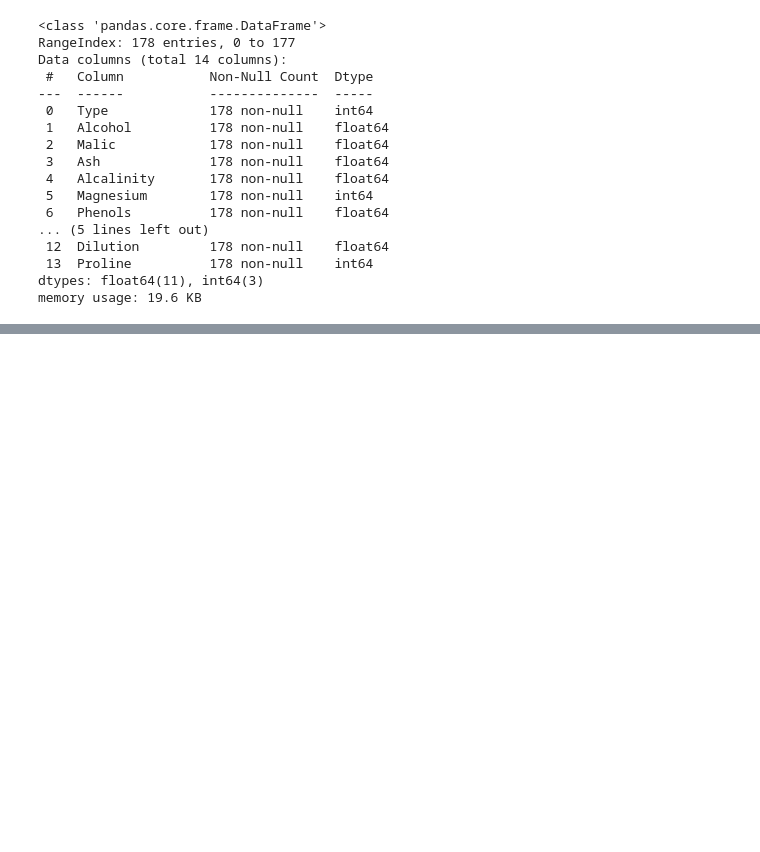
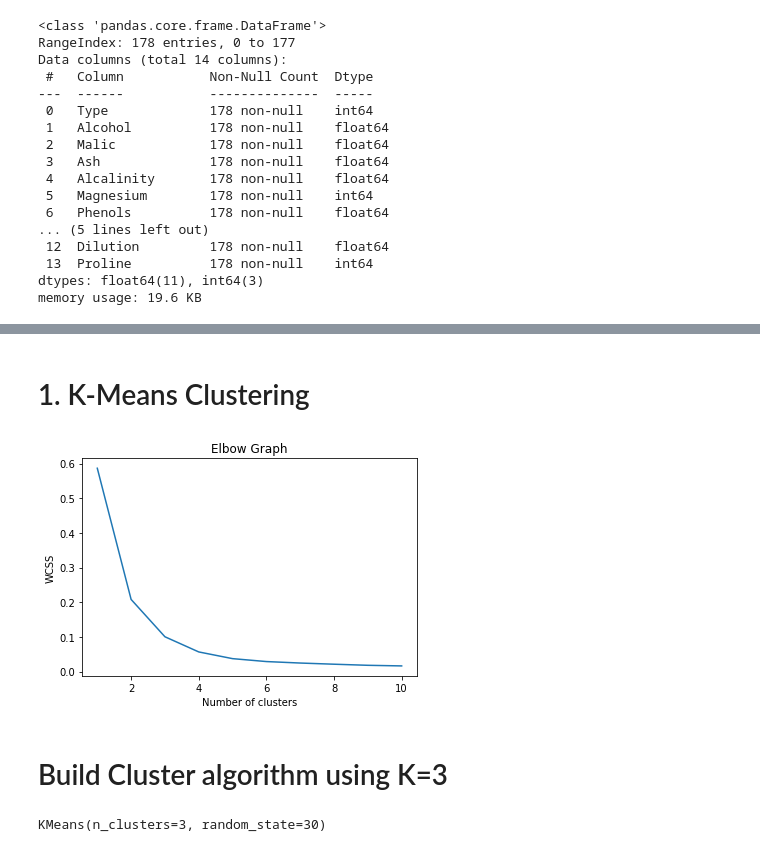
Before and after one commit to SuryaBhaskar33/Data_Science, a Jupyter notebook: 8_PCA/PCA.ipynb, the cells around one changed output, grey strips where cells are left out. Cells and saved outputs as stored; diff of their text form; code cells hidden in the pictures; blank space fills up the shorter version.

```diff
--- a/8_PCA/PCA.ipynb
+++ b/8_PCA/PCA.ipynb
@@ -35,0 +140,5 @@ memory usage: 19.6 KB
+# %%
+
+# Final Dataframe(Considering three Principle Planes 99.52%)
+final_df=pd.DataFrame(fitted_pca[:,0:3],columns=['PC1','PC2',"PC3"])
+final_df
@@ -35,0 +159,26 @@ memory usage: 19.6 KB
+# %% [markdown]
+# 1. K-Means Clustering
+# %%
+# within-cluster sum-of-squares criterion
+wcss=[]
+for i in range (1,11):
+    kmeans=KMeans(n_clusters=i,random_state=2)
+    kmeans.fit(final_df)
+    wcss.append(kmeans.inertia_)
+# %%
+# Plot K values range vs WCSS to get Elbow graph for choosing K (no. of clusters)
+plt.plot(range(1,11),wcss)
+plt.title('Elbow Graph')
+plt.xlabel('Number of clusters')
+plt.ylabel('WCSS')
+plt.show()
+# %% [output]
+[figure, added]
+# %% [markdown]
+# Build Cluster algorithm using K=3
+# %%
+# Cluster algorithm using K=3
+kmeans=KMeans(3,random_state=30).fit(final_df)
+kmeans
+# %% [output]
+KMeans(n_clusters=3, random_state=30)
```
Also changed, not shown: parts of 18 cells of this notebook.
